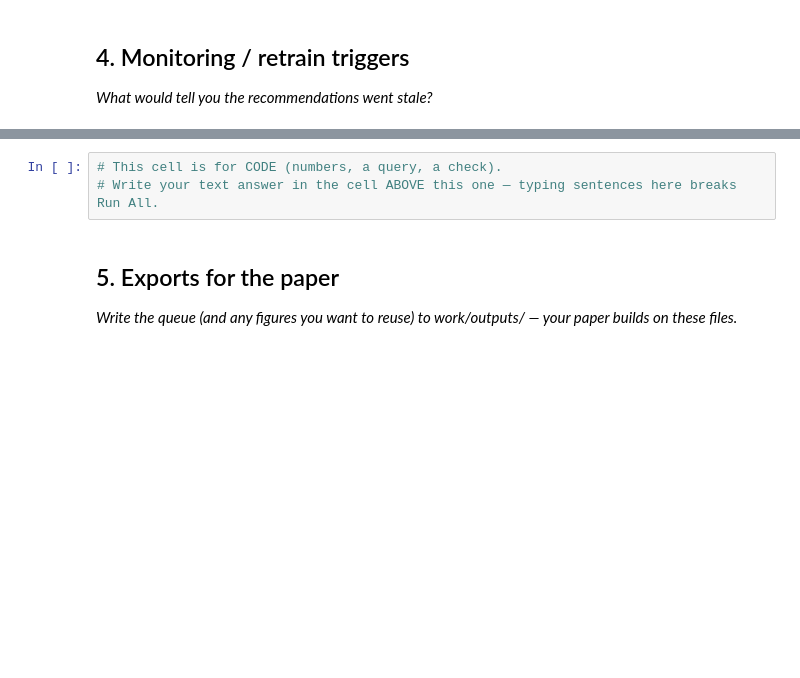
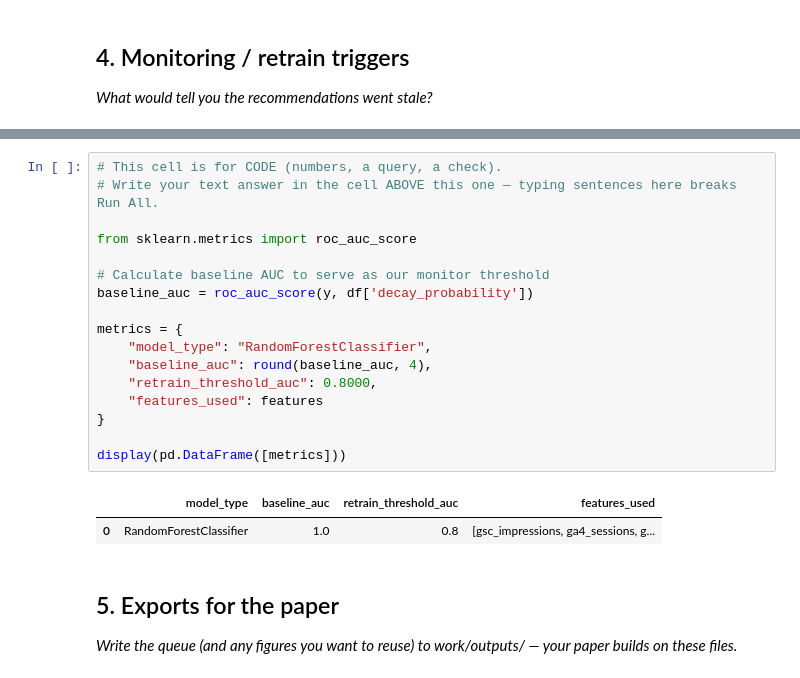
Before and after one commit to Usaf007/flyrankai-ml-internship, a Jupyter notebook: work/notebooks/w07_action_playbook.ipynb, the cells around one changed output, grey strips where cells are left out. Drawn from its saved outputs; the diff is of its cells as text; blank space fills up the shorter version.

```diff
--- a/work/notebooks/w07_action_playbook.ipynb
+++ b/work/notebooks/w07_action_playbook.ipynb
@@ -34,6 +154,23 @@ This skeleton is yours to fill. Work the sections **in order** — each one has
 # %%
 # This cell is for CODE (numbers, a query, a check).
 # Write your text answer in the cell ABOVE this one — typing sentences here breaks Run All.
+
+from sklearn.metrics import roc_auc_score
+
+# Calculate baseline AUC to serve as our monitor threshold
+baseline_auc = roc_auc_score(y, df['decay_probability'])
+
+metrics = {
+    "model_type": "RandomForestClassifier",
+    "baseline_auc": round(baseline_auc, 4),
+    "retrain_threshold_auc": 0.8000,
+    "features_used": features
+}
+
+display(pd.DataFrame([metrics]))
+# %% [output]
+|  | model_type | baseline_auc | retrain_threshold_auc | features_used |
+| 0 | RandomForestClassifier | 1.0 | 0.8 | [gsc_impressions, ga4_sessions, g... |
 # %% [markdown]
 ## 5. Exports for the paper
 
```
Also changed, not shown: parts of 11 cells of this notebook.
